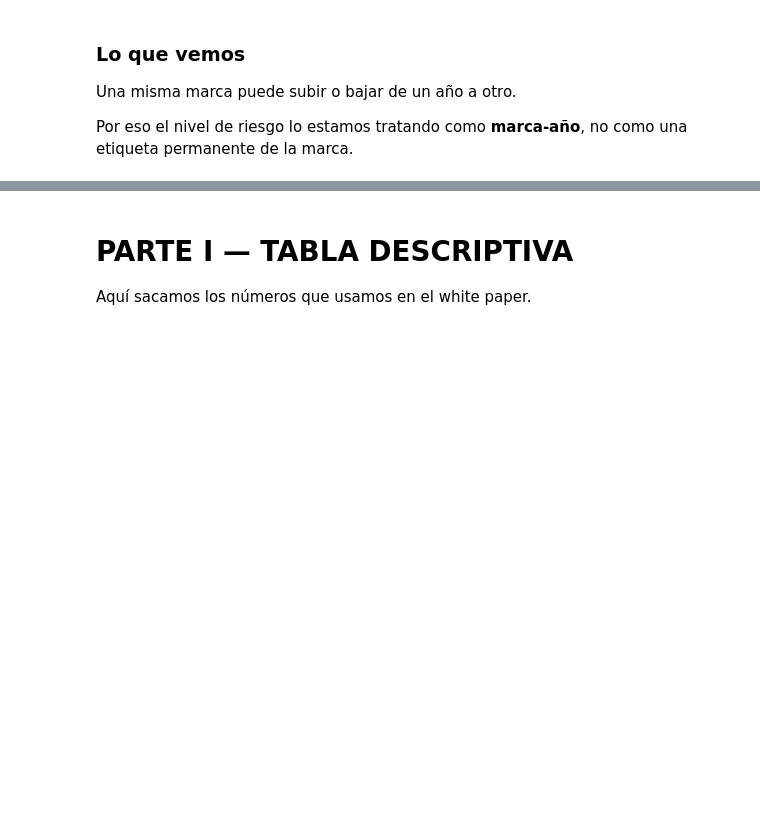
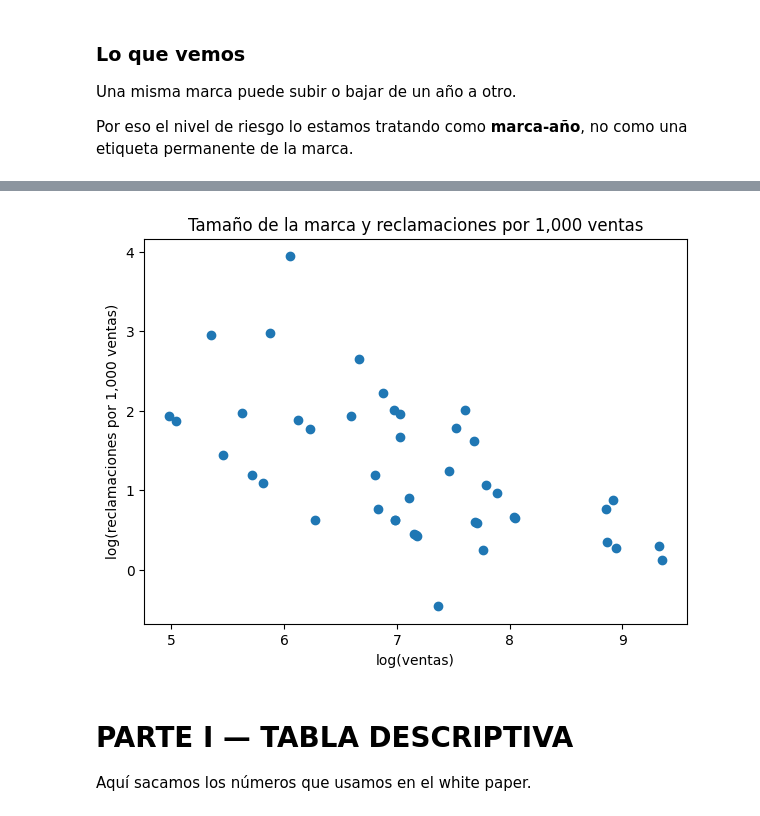
Before and after one commit to Anikawi/propuesta_parte1_S100_grupo9, a Jupyter notebook: S100_E9.ipynb, the cells around one changed output, grey strips where cells are left out. Cells and saved outputs as stored; diff of their text form; code cells hidden in the pictures; blank space fills up the shorter version.

```diff
--- a/S100_E9.ipynb
+++ b/S100_E9.ipynb
@@ -29,10 +33,12 @@ import pandas as pd
 import numpy as np
 import matplotlib.pyplot as plt
 
-archivo_2024 = "decision-de-quejas-2024.csv"
-archivo_2025 = "decisionquejas_2025.csv"
-archivo_adap = "ADAP_Ventas_Marcas_2025.csv"
+carpeta_datos = Path("datos")
+
+archivo_2024 = carpeta_datos / "decision-de-quejas-2024.csv"
+archivo_2025 = carpeta_datos / "decisionquejas_2025.csv"
+archivo_adap = carpeta_datos / "ADAP_Ventas_Marcas_2025.csv"
 
 for archivo in [archivo_2024, archivo_2025, archivo_adap]:
-    print(archivo, "->", Path(archivo).exists())
+    print(archivo, "->", archivo.exists())
 # %% [output]
@@ -1845,3 +1914,15 @@ Por eso el nivel de riesgo lo estamos tratando como **marca-año**, no como una
+# %%
+plt.figure(figsize=(7, 5))
+plt.scatter(
+    np.log(dataset_integrado["ventas"]),
+    np.log(dataset_integrado["reclamos_por_1000_ventas"])
+)
+plt.title("Tamaño de la marca y reclamaciones por 1,000 ventas")
+plt.xlabel("log(ventas)")
+plt.ylabel("log(reclamaciones por 1,000 ventas)")
+plt.show()
+# %% [output]
+[figure, added]
 # %% [markdown]
 # PARTE I — TABLA DESCRIPTIVA
 
```
Also changed, not shown: parts of 88 cells of this notebook.
